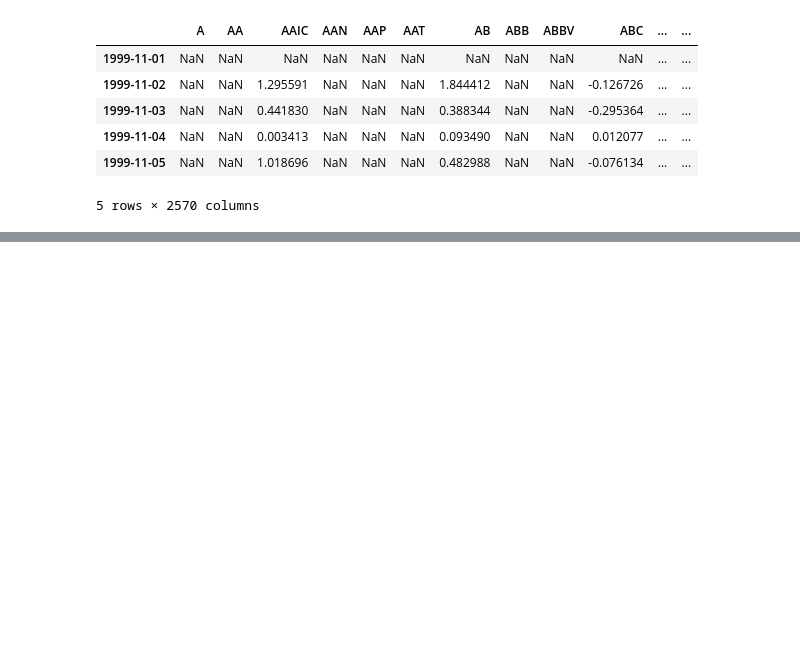
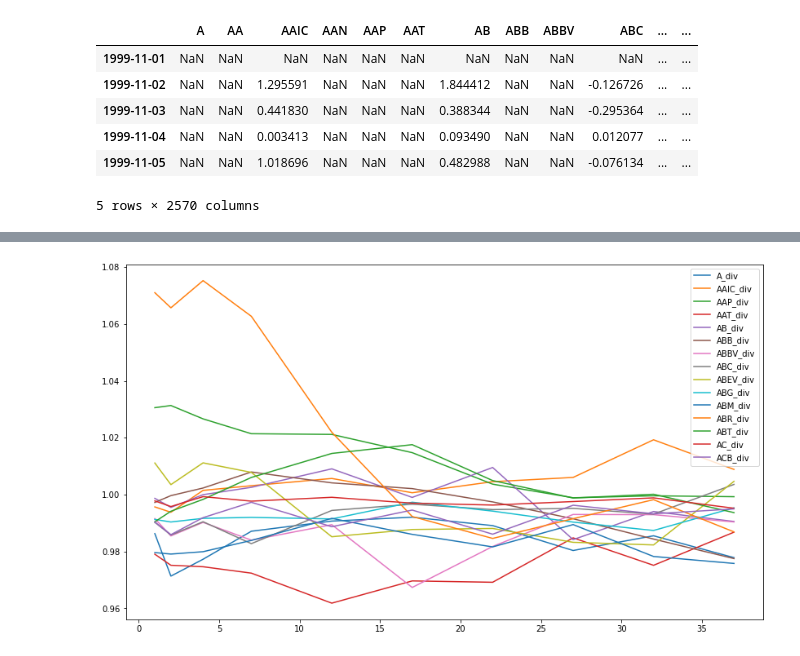
Before and after one commit to Maltanno/Capstone_project, a Jupyter notebook: Comparison.ipynb, the cells around one changed output, grey strips where cells are left out. Saved outputs shown, nothing was run; the diff lists cells and outputs as text; code cells hidden in the pictures; blank space fills up the shorter version.

```diff
--- a/Comparison.ipynb
+++ b/Comparison.ipynb
@@ -41,0 +269,8 @@ syms = s_df.columns[df.notna().sum() > 1200]
+# %%
+for sym in syms:
+    resf[sym + '_div'] = resf[sym + '_lstm'] / resf[sym + '_mean_base']
+divs = [col for col in resf.columns if 'div' in col]
+resf[divs].plot(figsize=(14,8));
+# lower: better; lower than 1: better than mean
+# %% [output]
+[figure, added]
```
Also changed, not shown: parts of 36 cells of this notebook, 5 other files.
